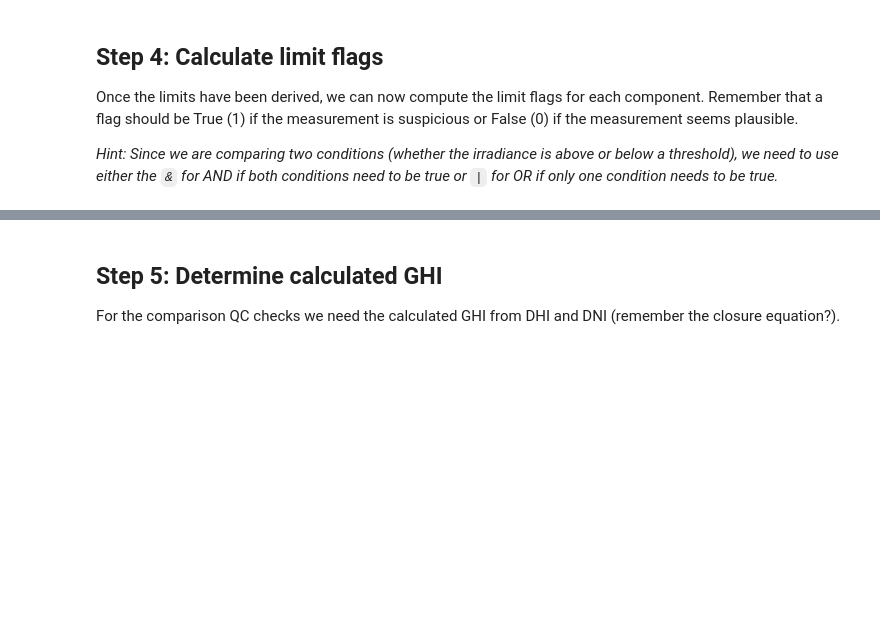
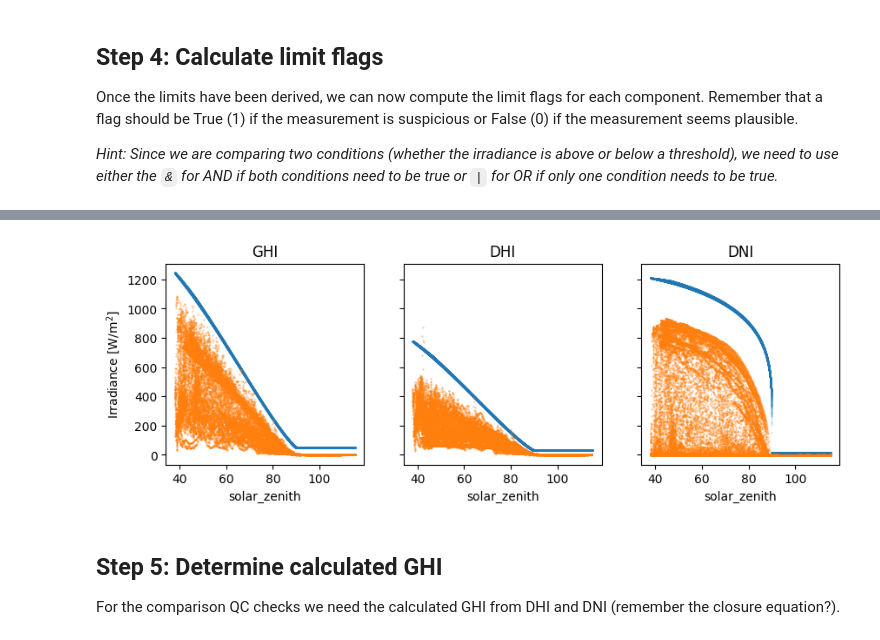
Before and after one commit to AdamRJensen/solar-resource-course, a Jupyter notebook: quality-control-bsrn-checks.ipynb, the cells around one changed output, grey strips where cells are left out. Saved outputs shown, nothing was run; the diff lists cells and outputs as text; code cells hidden in the pictures; blank space fills up the shorter version.

```diff
--- a/quality-control-bsrn-checks.ipynb
+++ b/quality-control-bsrn-checks.ipynb
@@ -56,3 +87,25 @@ data['dni_limit_flag'] =
+# %%
+fig, axes = plt.subplots(ncols=3, sharey=True, figsize=(10, 3))
+
+data.plot.scatter(ax=axes[0], x='solar_zenith', y='ghi_upper_limit', c='C0', s=0.1, alpha=0.4)
+data.plot.scatter(ax=axes[0], x='solar_zenith', y='SMP22_200057_GHI_Wm2', c='C1', s=0.1, alpha=0.8)
+
+data.plot.scatter(ax=axes[1], x='solar_zenith', y='dhi_upper_limit', c='C0', s=0.1, alpha=0.4)
+data.plot.scatter(ax=axes[1], x='solar_zenith', y='SMP22_200060_DHI_Wm2', c='C1', s=0.1, alpha=0.8)
+
+data.plot.scatter(ax=axes[2], x='solar_zenith', y='dni_upper_limit', c='C0', s=0.1, alpha=0.4)
+data.plot.scatter(ax=axes[2], x='solar_zenith', y='SHP1_185163_DNI_Wm2', c='C1', s=0.1, alpha=0.8)
+
+for ax, title in zip(axes, ['GHI', 'DHI', 'DNI']):
+    #ax.set_xlim(35, 95)
+    #ax.set_ylim(-15, 1400)
+    ax.set_title(title)
+
+axes[0].set_ylabel('Irradiance [W/m$^2$]')
+
+plt.show()
+# %% [output]
+[figure, added]
 # %% [markdown]
 ## Step 5: Determine calculated GHI
 
```
Also changed, not shown: parts of 15 cells of this notebook.
